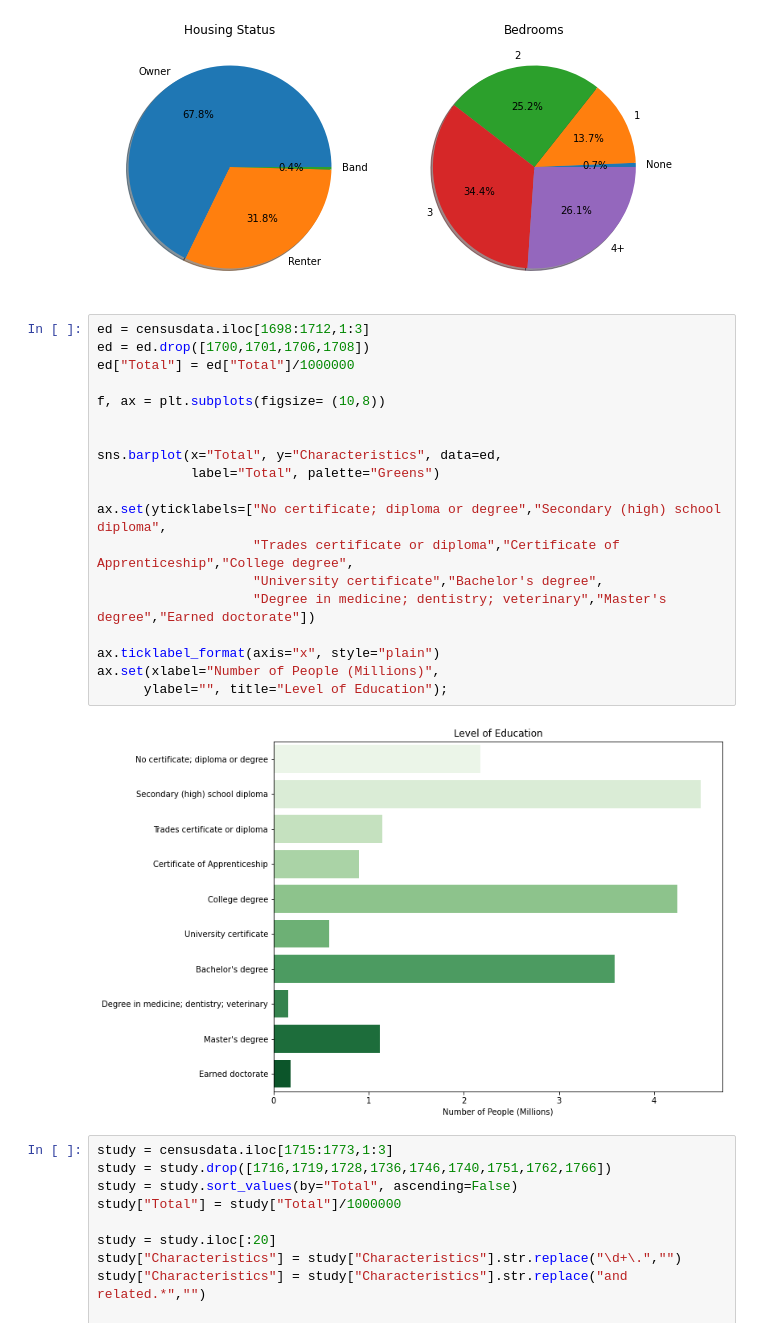
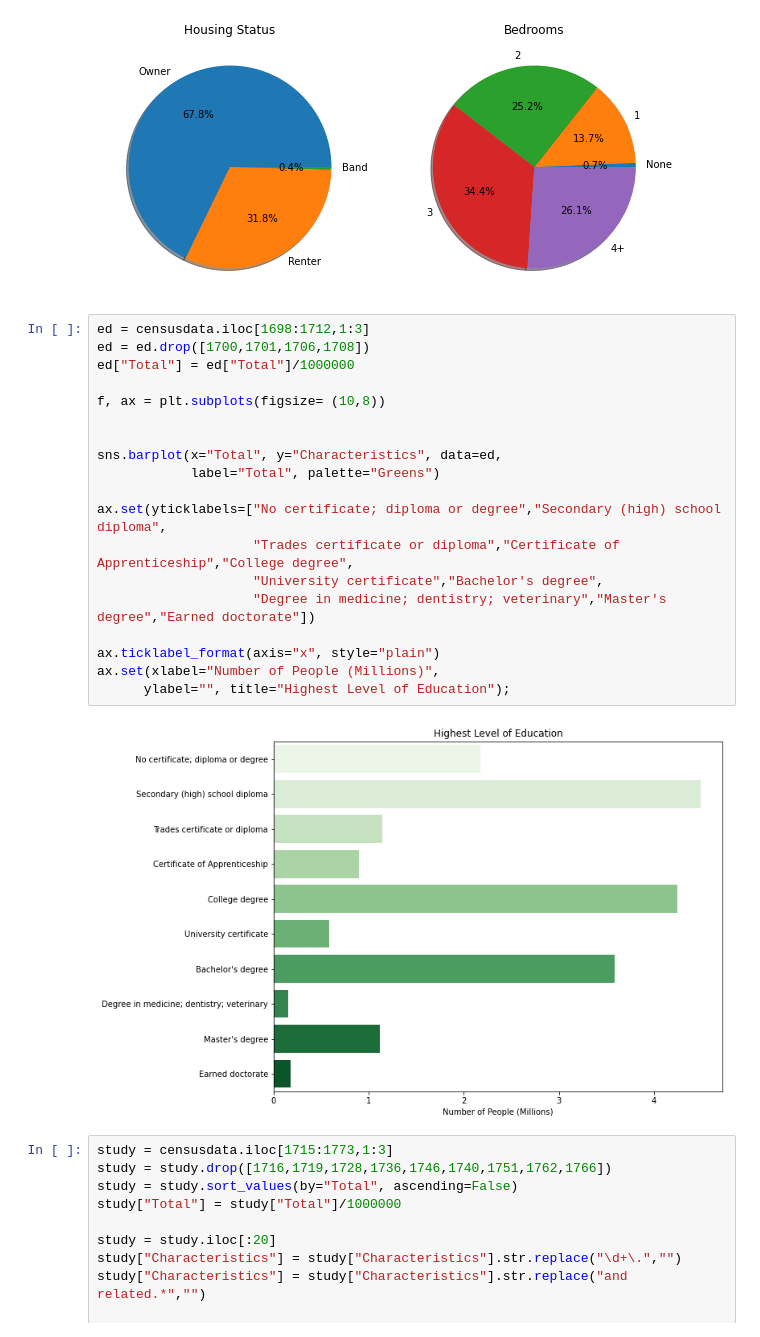
Before and after one commit to PerryGraham/Canadian-Census-EDA, a Jupyter notebook: Canada_EDA.ipynb, the cells around one changed output. Drawn from its saved outputs; the diff is of its cells as text.

```diff
--- a/Canada_EDA.ipynb
+++ b/Canada_EDA.ipynb
@@ -186,24 +172,24 @@ ax2.plot();
 # %%
 ed = censusdata.iloc[1698:1712,1:3]
 ed = ed.drop([1700,1701,1706,1708])
 ed["Total"] = ed["Total"]/1000000
 
 f, ax = plt.subplots(figsize= (10,8))
 
 
 sns.barplot(x="Total", y="Characteristics", data=ed,
             label="Total", palette="Greens")
 
 ax.set(yticklabels=["No certificate; diploma or degree","Secondary (high) school diploma",
                     "Trades certificate or diploma","Certificate of Apprenticeship","College degree",
                     "University certificate","Bachelor's degree",
                     "Degree in medicine; dentistry; veterinary","Master's degree","Earned doctorate"])
 
 ax.ticklabel_format(axis="x", style="plain")
 ax.set(xlabel="Number of People (Millions)",
-      ylabel="", title="Level of Education");
+      ylabel="", title="Highest Level of Education");
 # %% [output]
-[figure, old version]
+[figure, new version]
 # %%
 study = censusdata.iloc[1715:1773,1:3]
 study = study.drop([1716,1719,1728,1736,1746,1740,1751,1762,1766])
```
Also changed, not shown: parts of 8 cells of this notebook.
